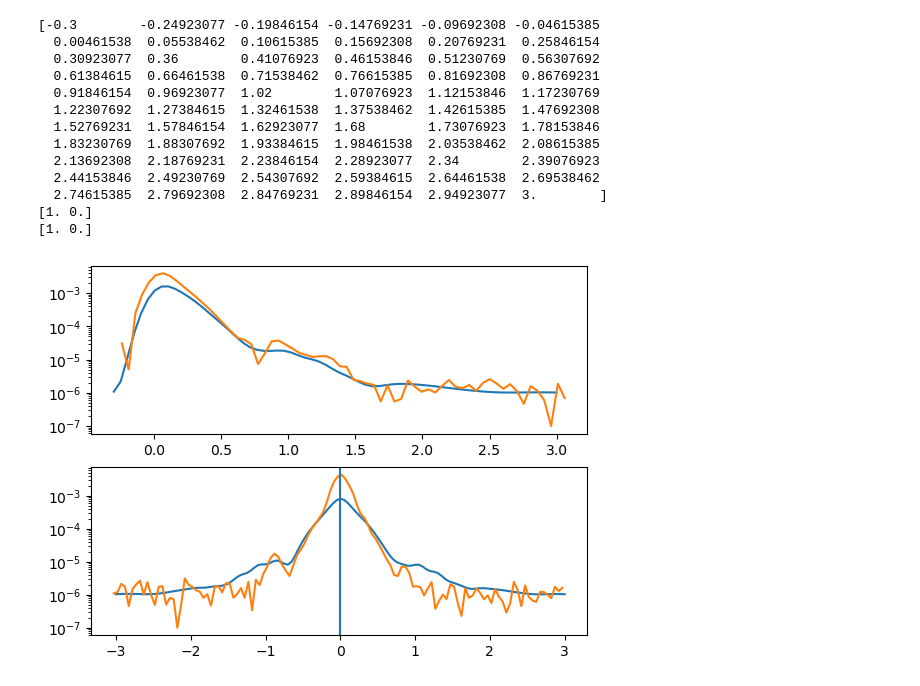
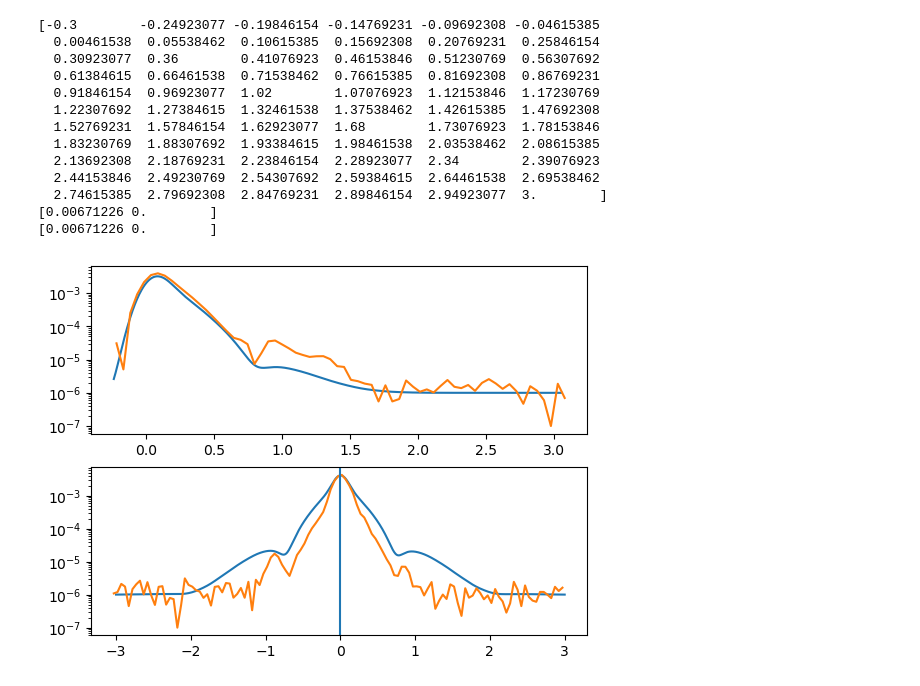
Before and after one commit to MTLphys/FittingFunctions, a Jupyter notebook: TestingFitts.ipynb, the cells around one changed output. Saved outputs shown, nothing was run; the diff lists cells and outputs as text; code cells hidden in the pictures.

```diff
--- a/TestingFitts.ipynb
+++ b/TestingFitts.ipynb
@@ -1,6 +1,6 @@
 # %%
-maindir = '/home/matthew/Desktop/DataOutputs/HFWM DATA/'
-#maindir ='C:/Users/mattl/OneDrive - University of Cincinnati/Desktop/Lab Data/'
+#maindir = '/home/matthew/Desktop/DataOutputs/HFWM DATA/'
+maindir ='C:/Users/mattl/OneDrive - University of Cincinnati/Desktop/Lab Data/'
 # %%
 import numpy as np
 import matplotlib.pyplot as plt
@@ -154,63 +165,69 @@ T12file = '2mW1mW2mWphotonechok1-0.3ps3.0psk3-3.0ps3.0psk2-4psFWHM820135T12cut.c
 T3refdata = np.loadtxt(directory+T3reffile,delimiter=';')
 T12data   = np.loadtxt(directory+T12file,delimiter=';')
 print(T3refdata[:,0])
-ol21 = 1.0#overlap of hh exciton state
-ol61 = 1.0#overlap of lh exciton state
-oli21 = 0.5 #overlap of hh bound exciton state
-oli61 = 0.5#overlap of lh bound exciton state
+
+
+ol21 = 0.0067122622253540645#overlap of hh exciton state
+ol61 = 0.00692691952961872#overlap of lh exciton state
+oli21 = 0.0012448212242654312#overlap of hh bound exciton state
+oli61 =0.001563085020716737#overlap of lh bound exciton state
 Ex1 =  c.e*0.0029/c.hbar#exciton splitting energy
-Ex2 =  c.e*0.004/c.hbar#Acceptor bound exciton splitting energy
-EB  = -c.e*0.018/c.hbar #Acceptor bound exciton binding energy
+Ex2 =  c.e*0.005/c.hbar#Acceptor bound exciton splitting energy
+EB  = -c.e*0.020/c.hbar #Acceptor bound exciton binding energy
 gm21  = 3.5e12#hh Exciton dephasing rate /s <-Fit Parameter
 gm61  = 3.5e12#lh Exciton dephasing rate /s <-Fit Parameter
 gmi21 = 1.5e12#Impurity bound hh Exciton dephasing rate /s <-Fit Parameter
 gmi61 = 1.5e12#Impurity bound lh Exciton dephasing rate /s <-Fit Parameter
-K = 1.0e-121#
+K = 0.9e-112#
+Ad = 7e-3
 p0 = [Ex1   ,Ex2   , # 0,1
       EB    ,ol21  , # 2,3
       ol61  ,oli21 , # 4,5
       oli61 ,gm21  , # 6,7
-      gm61, gmi21  , # 8,9
-      gmi61, K     ]   # 10,11
+      gm61  ,gmi21  , # 8,9
+      gmi61 ,K      , # 10,11
+      Ad     ] # 12
 
 
-t = T3refdata[:,0]*1e-12+7e-12
+t = T3refdata[:,0]*1e-12+4e-12
+t = np.linspace(t[0],t[-1],1000)
 dt = t[1]-t[0]
 t0 =(t[-1]+t[0])/2
 Pv = fftconvolve(fitfunctt(t,*p0),dt*gauss(t,.18e-12/2.335,t0),mode='same')
 
 
 fig,axs = plt.subplots(2)
 axs[0].set_yscale('log')
 axs[1].set_yscale('log')
-axs[0].plot(t*1e12-7,Pv+1e-6)
-axs[0].plot(T3refdata[:,0]+.06,T3refdata[:,1])
+axs[0].plot(t*1e12-3.94,Pv+1e-6)
+axs[0].plot(T3refdata[:,0]+.08,T3refdata[:,1])
 
 
 
 tau = T12data[:,0]*1e-12
-t = 7.1e-12
+tau = np.linspace(tau[0],tau[-1],1000)
+t = 4.02e-12
 dtau = tau[1]-tau[0]
 tau0 =(tau[-1]+tau[0])/2
 Pv = fftconvolve(fitfunctt(t,*p0,tau=tau),dtau*gauss(tau,.18e-12/2.355,tau0),mode='same')
 
 axs[1].plot(tau*1e12,Pv+1e-6)
 axs[1].plot(T12data[0:,0]-.03,T12data[0:,1])
 axs[1].axvline(0)
 tau = 0e-12
 plt.show()
 # %% [output]
 [-0.3        -0.24923077 -0.19846154 -0.14769231 -0.09692308 -0.04615385
   0.00461538  0.05538462  0.10615385  0.15692308  0.20769231  0.25846154
   0.30923077  0.36        0.41076923  0.46153846  0.51230769  0.56307692
   0.61384615  0.66461538  0.71538462  0.76615385  0.81692308  0.86769231
   0.91846154  0.96923077  1.02        1.07076923  1.12153846  1.17230769
   1.22307692  1.27384615  1.32461538  1.37538462  1.42615385  1.47692308
   1.52769231  1.57846154  1.62923077  1.68        1.73076923  1.78153846
   1.83230769  1.88307692  1.93384615  1.98461538  2.03538462  2.08615385
   2.13692308  2.18769231  2.23846154  2.28923077  2.34        2.39076923
   2.44153846  2.49230769  2.54307692  2.59384615  2.64461538  2.69538462
   2.74615385  2.79692308  2.84769231  2.89846154  2.94923077  3.        ]
-[1. 0.]
-[1. 0.]
+[0.00671226 0.        ]
+[0.00671226 0.        ]
-[figure, old version]
+[figure, new version]
```
Also changed, not shown: parts of 8 cells of this notebook, 3 other files.
